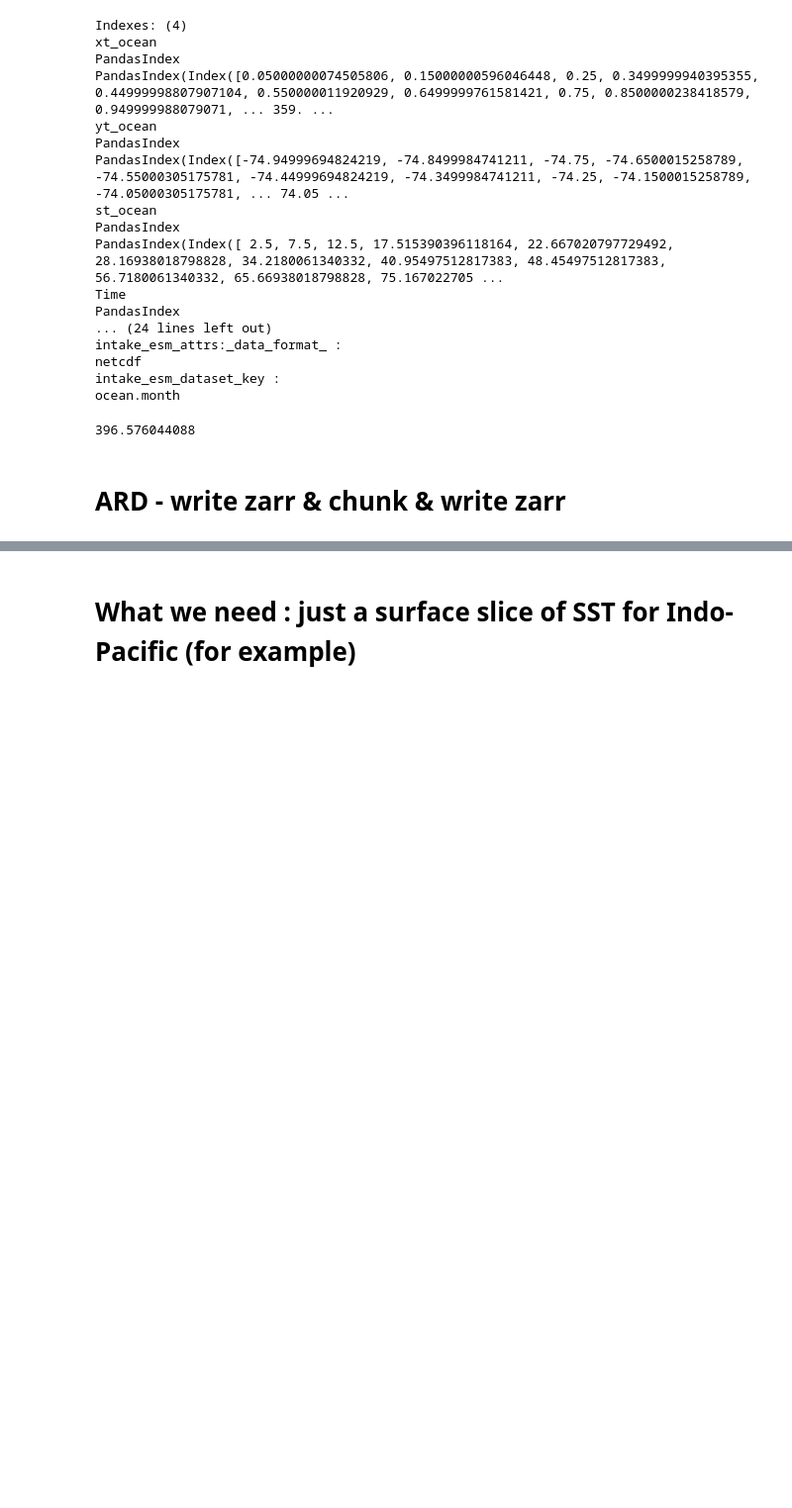
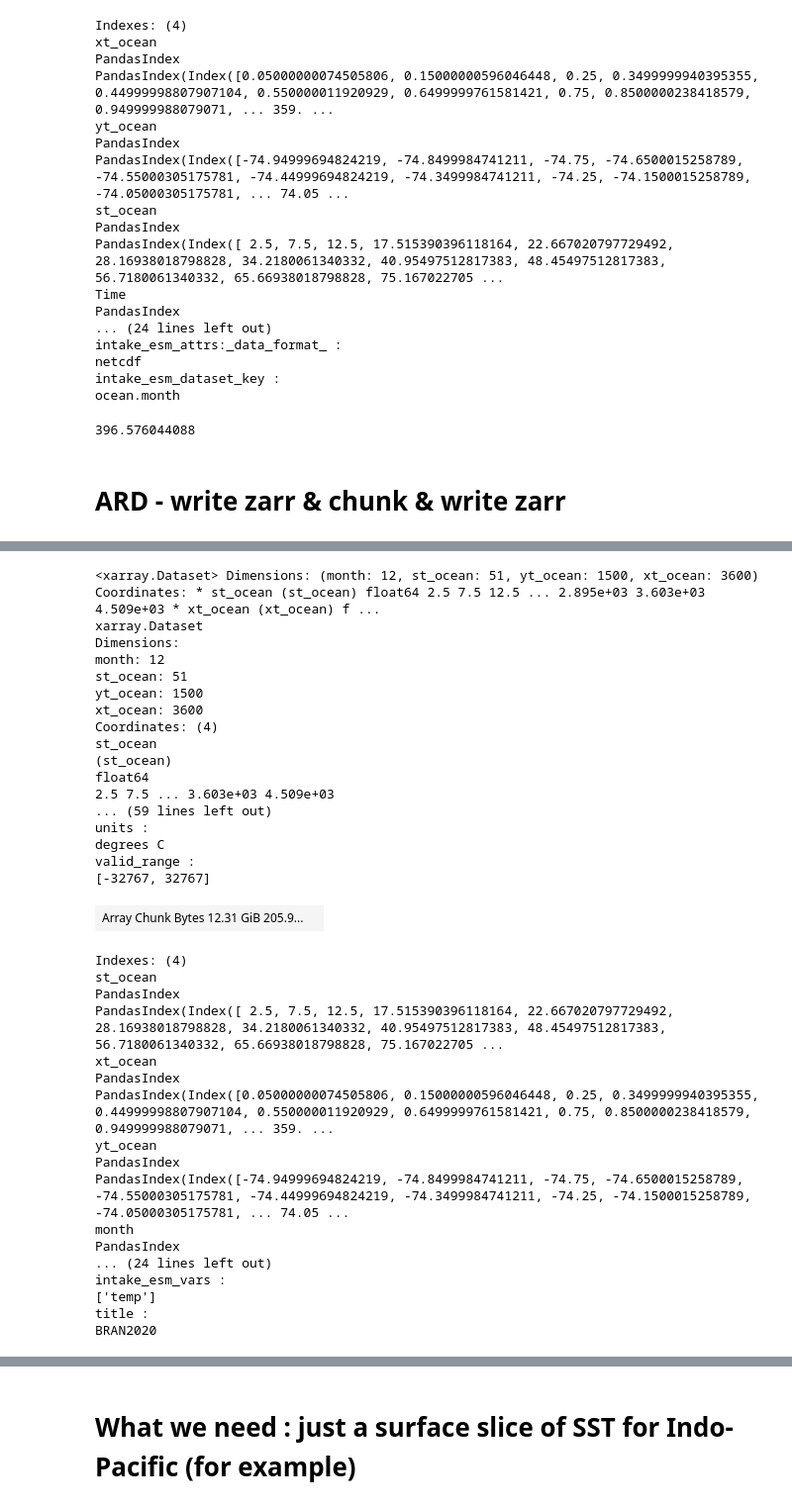
Before and after one commit to Thomas-Moore-Creative/BRAN-climatology-generator-demo, a Jupyter notebook: notebooks/demo_sandbox.ipynb, the cells around one changed output, grey strips where cells are left out. Shown at 99% size. Cells and saved outputs as stored; diff of their text form; code cells hidden in the pictures; blank space fills up the shorter version.

```diff
--- a/notebooks/demo_sandbox.ipynb
+++ b/notebooks/demo_sandbox.ipynb
@@ -195,0 +407,11 @@ DS.nbytes/1e9
+# %%
+def get_monthly_climatology(xr_object,time_coord_name = 'time',flox=True):
+    if flox = True:
+        monthly_climatology = xr_object.groupby(time_coord_name+'.month').mean(dim=time_coord_name,keep_attrs = True,method="cohorts", engine="flox")
+    else:
+        monthly_climatology = xr_object.groupby(time_coord_name+'.month').mean(dim=time_coord_name,keep_attrs = True)
+    return monthly_climatology
+
+def get_monthly_anomaly(xr_object,monthly_climatology, time_coord_name = 'time'):
+    monthly_anomaly = xr_object.groupby('time.month') - monthly_climatology
+    return monthly_anomaly
@@ -195,0 +468,39 @@ DS.nbytes/1e9
+# %%
+temp_monthly_climatology_slow = get_monthly_climatology(temp_chunked, time_coord_name = 'Time')
+temp_monthly_climatology_slow
+# %% [output]
+<xarray.Dataset> Dimensions: (month: 12, st_ocean: 51, yt_ocean: 1500, xt_ocean: 3600) Coordinates: * st_ocean (st_ocean) float64 2.5 7.5 12.5 ... 2.895e+03 3.603e+03 4.509e+03 * xt_ocean (xt_ocean) f ...
+xarray.Dataset
+Dimensions:
+month: 12
+st_ocean: 51
+yt_ocean: 1500
+xt_ocean: 3600
+Coordinates: (4)
+st_ocean
+(st_ocean)
+float64
+2.5 7.5 ... 3.603e+03 4.509e+03
+... (59 lines left out)
+units :
+degrees C
+valid_range :
+[-32767, 32767]
+| Array Chunk Bytes 12.31 GiB 205.9... |  |
+Indexes: (4)
+st_ocean
+PandasIndex
+PandasIndex(Index([ 2.5, 7.5, 12.5, 17.515390396118164, 22.667020797729492, 28.16938018798828, 34.2180061340332, 40.95497512817383, 48.45497512817383, 56.7180061340332, 65.66938018798828, 75.167022705 ...
+xt_ocean
+PandasIndex
+PandasIndex(Index([0.05000000074505806, 0.15000000596046448, 0.25, 0.3499999940395355, 0.44999998807907104, 0.550000011920929, 0.6499999761581421, 0.75, 0.8500000238418579, 0.949999988079071, ... 359. ...
+yt_ocean
+PandasIndex
+PandasIndex(Index([-74.94999694824219, -74.8499984741211, -74.75, -74.6500015258789, -74.55000305175781, -74.44999694824219, -74.3499984741211, -74.25, -74.1500015258789, -74.05000305175781, ... 74.05 ...
+month
+PandasIndex
+... (24 lines left out)
+intake_esm_vars :
+['temp']
+title :
+BRAN2020
```
Also changed, not shown: parts of 34 cells of this notebook.
